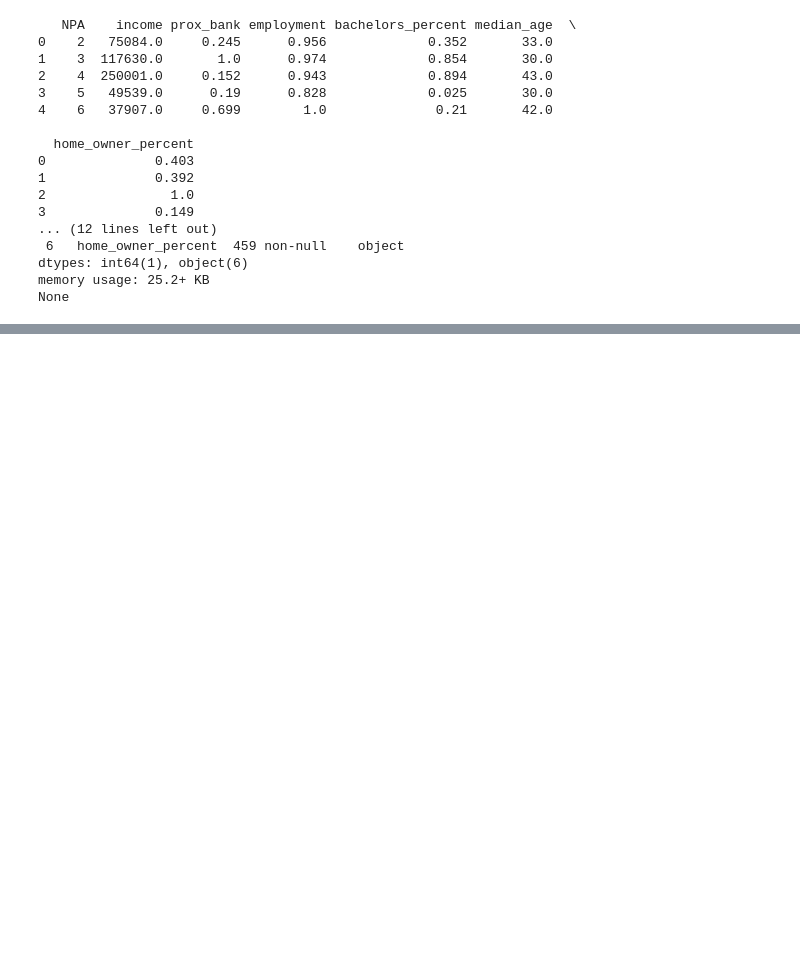
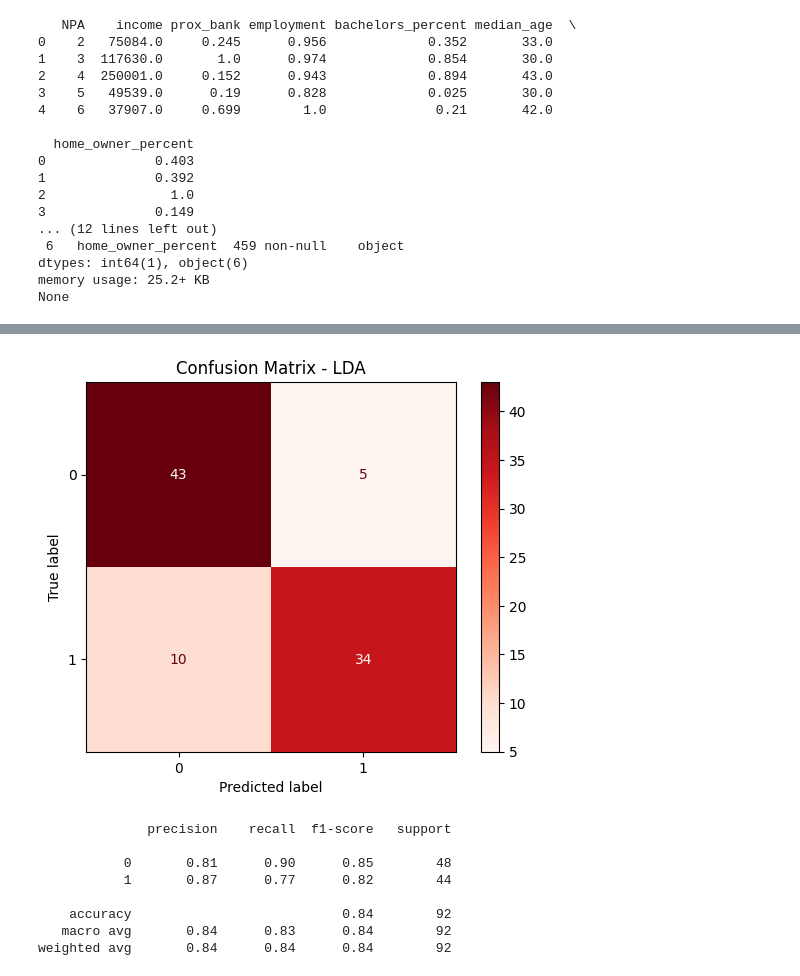
Before and after one commit to Beansproutss/Final_Project_2302, a Jupyter notebook: FinalExamCode.ipynb, the cells around one changed output, grey strips where cells are left out. Saved outputs shown, nothing was run; the diff lists cells and outputs as text; code cells hidden in the pictures; blank space fills up the shorter version.

```diff
--- a/FinalExamCode.ipynb
+++ b/FinalExamCode.ipynb
@@ -290,0 +409,35 @@ GAM:                0.8260869565217391
+# %%
+X_train, X_test, y_train, y_test = train_test_split(
+    X_numeric, y, test_size=0.2, random_state=42, stratify=y
+)
+
+
+model = Pipeline([
+    ("imputer", SimpleImputer(strategy="mean")),
+    ("scaler", StandardScaler()),
+    ("model", LinearDiscriminantAnalysis())
+])
+
+# Train
+model.fit(X_train, y_train)
+
+# Predict
+y_pred = model.predict(X_test)
+
+cm = confusion_matrix(y_test, y_pred)
+
+disp = ConfusionMatrixDisplay(confusion_matrix=cm)
+disp.plot(cmap="Reds")
+plt.title("Confusion Matrix - LDA")
+plt.show()
+print(classification_report(y_test, y_pred))
+# %% [output]
+[figure, added]
+              precision    recall  f1-score   support
+
+           0       0.81      0.90      0.85        48
+           1       0.87      0.77      0.82        44
+
+    accuracy                           0.84        92
+   macro avg       0.84      0.83      0.84        92
+weighted avg       0.84      0.84      0.84        92
```
Also changed, not shown: parts of 13 cells of this notebook.
